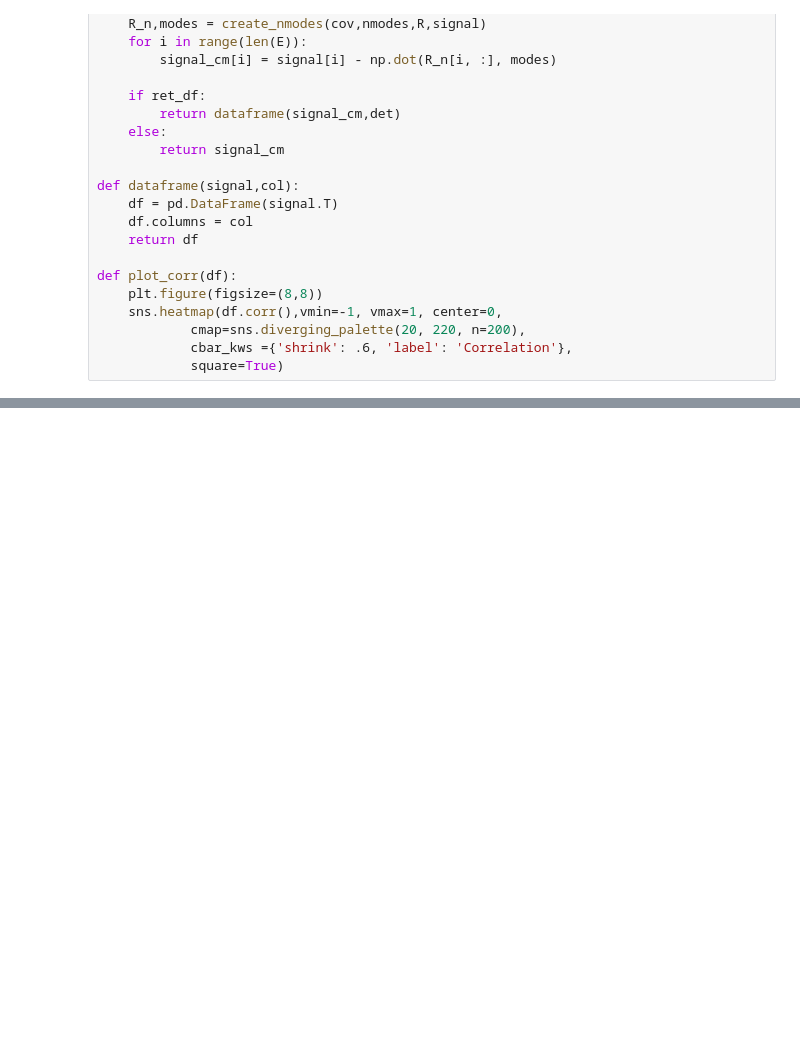
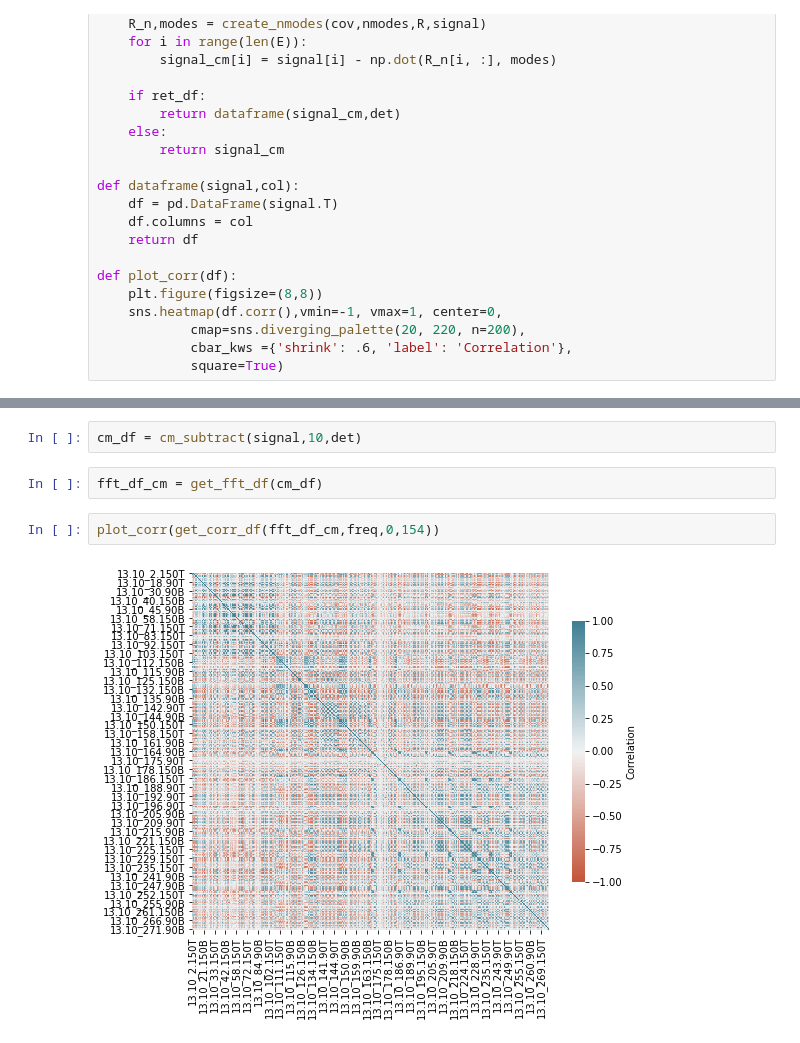
Before and after one commit to antolonappan/CommonMode, a Jupyter notebook: CM_advanced.ipynb, the cells around one changed output, grey strips where cells are left out. Drawn from its saved outputs; the diff is of its cells as text; blank space fills up the shorter version.

```diff
--- a/CM_advanced.ipynb
+++ b/CM_advanced.ipynb
@@ -46,0 +131,8 @@ def plot_corr(df):
+# %%
+cm_df = cm_subtract(signal,10,det)
+# %%
+fft_df_cm = get_fft_df(cm_df)
+# %%
+plot_corr(get_corr_df(fft_df_cm,freq,0,154))
+# %% [output]
+[figure, added]
```
Also changed, not shown: parts of 11 cells of this notebook, 4 other files.
